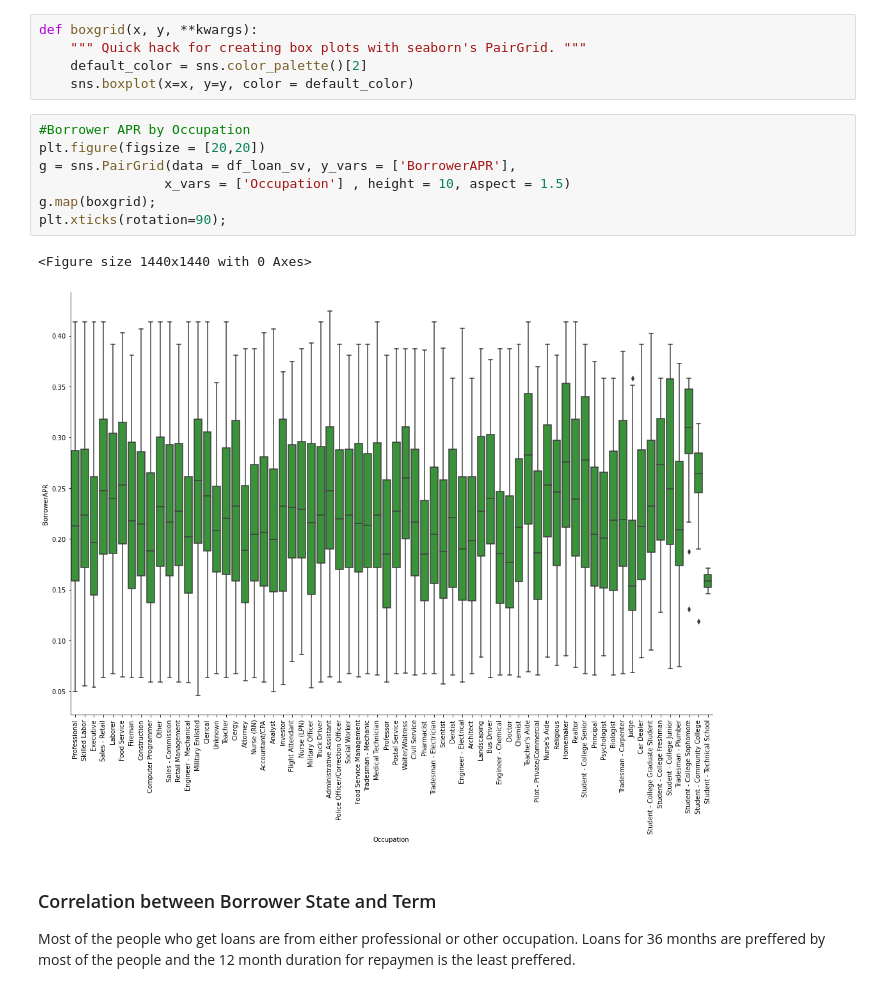
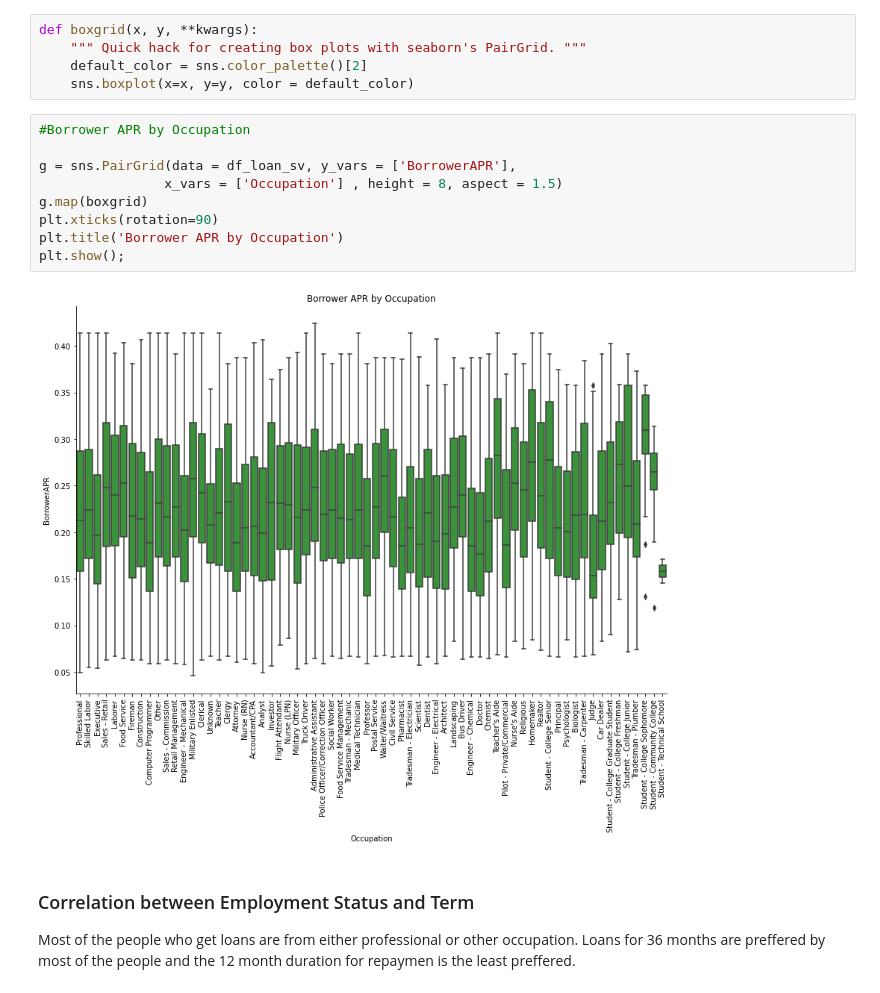
Before and after one commit to Dari94/Analyze-Loan-Data, a Jupyter notebook: slide_deck.ipynb, the cells around one changed output. Drawn from its saved outputs; the diff is of its cells as text.

```diff
--- a/slide_deck.ipynb
+++ b/slide_deck.ipynb
@@ -163,16 +149,17 @@ def boxgrid(x, y, **kwargs):
     sns.boxplot(x=x, y=y, color = default_color)
 # %%
 #Borrower APR by Occupation
-plt.figure(figsize = [20,20])
+
 g = sns.PairGrid(data = df_loan_sv, y_vars = ['BorrowerAPR'],
-                x_vars = ['Occupation'] , height = 10, aspect = 1.5)
-g.map(boxgrid);
-plt.xticks(rotation=90);
+                x_vars = ['Occupation'] , height = 8, aspect = 1.5)
+g.map(boxgrid)
+plt.xticks(rotation=90)
+plt.title('Borrower APR by Occupation')
+plt.show();
 # %% [output]
-<Figure size 1440x1440 with 0 Axes>
-[figure, old version]
+[figure, new version]
 # %% [markdown]
-### Correlation between Borrower State and Term
+### Correlation between Employment Status and Term
 Most of the people who get loans are from either professional or other occupation. Loans for 36 months are preffered by most of the people and the 12 month  duration for repaymen is the least preffered.
 # %%
 sns.set(font_scale=1.2)
```
Also changed, not shown: parts of 11 cells of this notebook, 5 other files.
